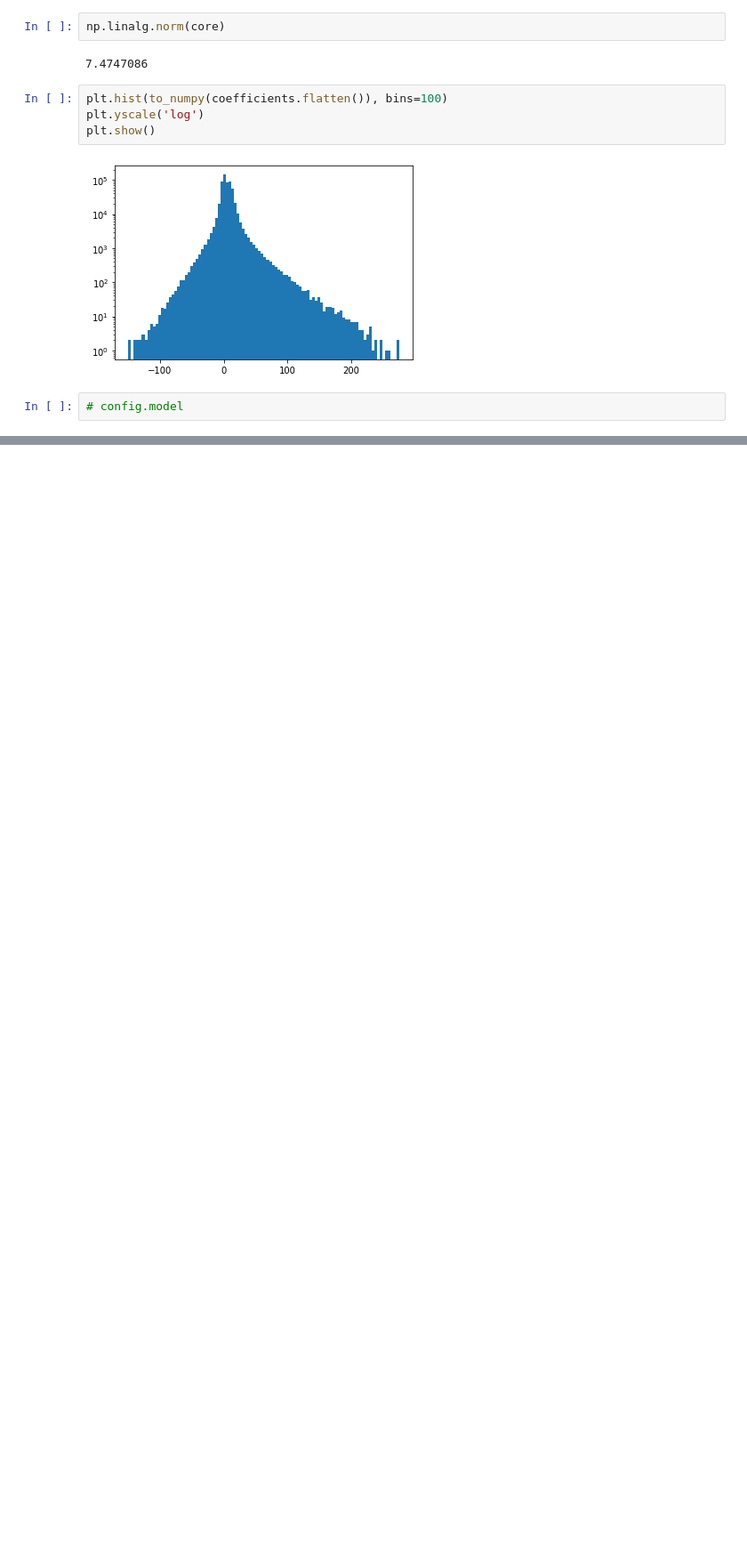
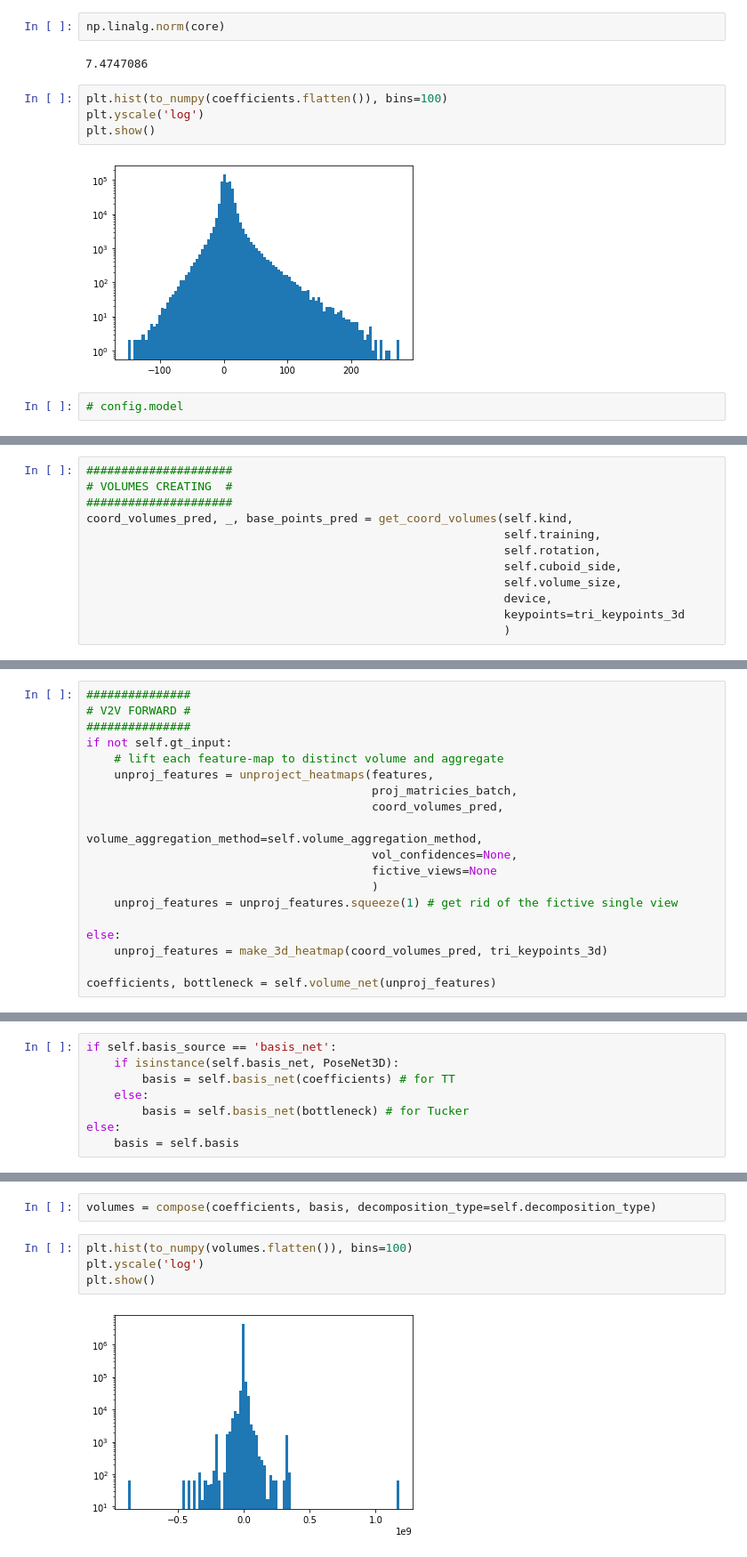
Before and after one commit to blufzzz/learnable-triangulation-pytorch, a Jupyter notebook: debug_decomposition_net.ipynb, the cells around one changed output, grey strips where cells are left out. Shown at 89% size. Cells and saved outputs as stored; diff of their text form; blank space fills up the shorter version.

```diff
--- a/debug_decomposition_net.ipynb
+++ b/debug_decomposition_net.ipynb
@@ -236,0 +275,12 @@ plt.show()
+# %%
+#####################
+# VOLUMES CREATING  #
+#####################
+coord_volumes_pred, _, base_points_pred = get_coord_volumes(self.kind,
+                                                            self.training,
+                                                            self.rotation,
+                                                            self.cuboid_side,
+                                                            self.volume_size,
+                                                            device,
+                                                            keypoints=tri_keypoints_3d
+                                                            )
@@ -236,0 +295,19 @@ plt.show()
+# %%
+###############
+# V2V FORWARD #
+###############
+if not self.gt_input:
+    # lift each feature-map to distinct volume and aggregate
+    unproj_features = unproject_heatmaps(features,
+                                         proj_matricies_batch,
+                                         coord_volumes_pred,
+                                         volume_aggregation_method=self.volume_aggregation_method,
+                                         vol_confidences=None,
+                                         fictive_views=None
+                                         )
+    unproj_features = unproj_features.squeeze(1) # get rid of the fictive single view
+
+else:
+    unproj_features = make_3d_heatmap(coord_volumes_pred, tri_keypoints_3d)
+
+coefficients, bottleneck = self.volume_net(unproj_features)
@@ -236,0 +326,8 @@ plt.show()
+# %%
+if self.basis_source == 'basis_net':
+    if isinstance(self.basis_net, PoseNet3D):
+        basis = self.basis_net(coefficients) # for TT
+    else:
+        basis = self.basis_net(bottleneck) # for Tucker
+else:
+    basis = self.basis
@@ -236,0 +346,8 @@ plt.show()
+# %%
+volumes = compose(coefficients, basis, decomposition_type=self.decomposition_type)
+# %%
+plt.hist(to_numpy(volumes.flatten()), bins=100)
+plt.yscale('log')
+plt.show()
+# %% [output]
+[figure, added]
```
Also changed, not shown: parts of 24 cells of this notebook, 6 other files.
